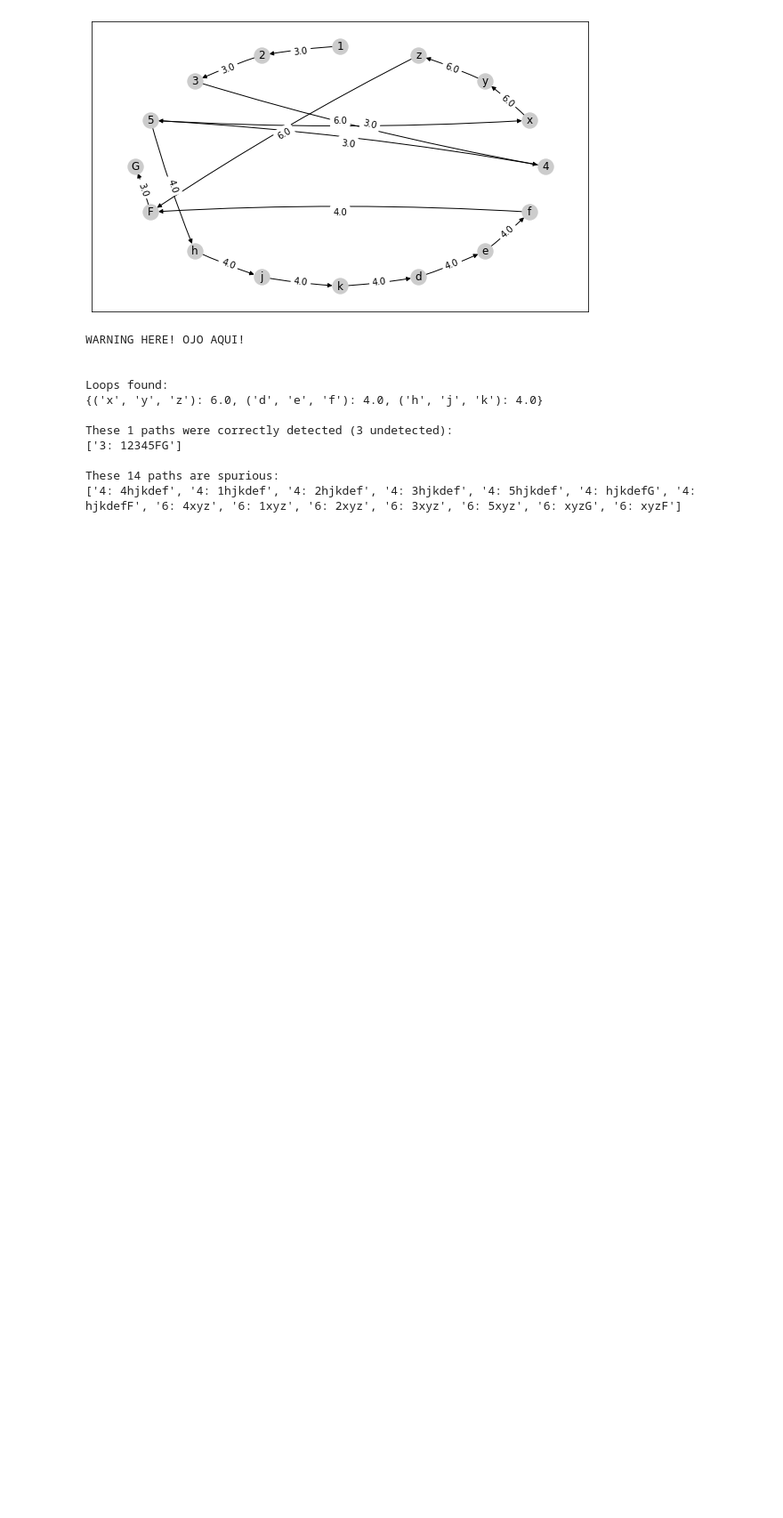
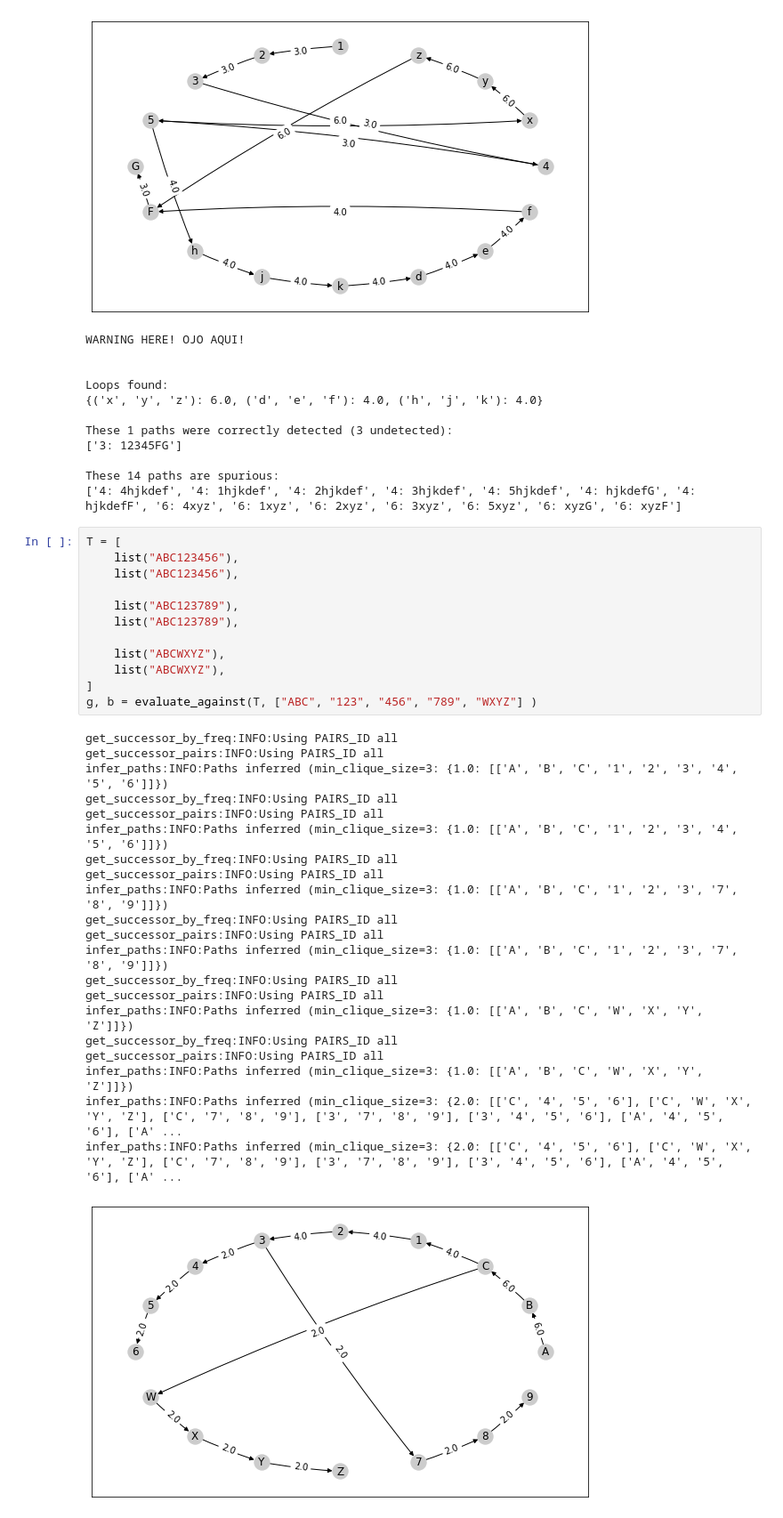
Before and after one commit to jpgil/logdelay, a Jupyter notebook: notebooks/2-structures/2020-01-29-Tests-forMultipleCliques.ipynb, the cells around one changed output. Shown at 89% size. Saved outputs shown, nothing was run; the diff lists cells and outputs as text; blank space fills up the shorter version.

```diff
--- a/notebooks/2-structures/2020-01-29-Tests-forMultipleCliques.ipynb
+++ b/notebooks/2-structures/2020-01-29-Tests-forMultipleCliques.ipynb
@@ -679,3 +679,37 @@ These 1 paths were correctly detected (3 undetected):
 
 These 14 paths are spurious:
 ['4: 4hjkdef', '4: 1hjkdef', '4: 2hjkdef', '4: 3hjkdef', '4: 5hjkdef', '4: hjkdefG', '4: hjkdefF', '6: 4xyz', '6: 1xyz', '6: 2xyz', '6: 3xyz', '6: 5xyz', '6: xyzG', '6: xyzF']
+# %%
+T = [
+    list("ABC123456"),
+    list("ABC123456"),
+
+    list("ABC123789"),
+    list("ABC123789"),
+
+    list("ABCWXYZ"),
+    list("ABCWXYZ"),
+]
+g, b = evaluate_against(T, ["ABC", "123", "456", "789", "WXYZ"] )
+# %% [output]
+get_successor_by_freq:INFO:Using PAIRS_ID all
+get_successor_pairs:INFO:Using PAIRS_ID all
+infer_paths:INFO:Paths inferred (min_clique_size=3: {1.0: [['A', 'B', 'C', '1', '2', '3', '4', '5', '6']]})
+get_successor_by_freq:INFO:Using PAIRS_ID all
+get_successor_pairs:INFO:Using PAIRS_ID all
+infer_paths:INFO:Paths inferred (min_clique_size=3: {1.0: [['A', 'B', 'C', '1', '2', '3', '4', '5', '6']]})
+get_successor_by_freq:INFO:Using PAIRS_ID all
+get_successor_pairs:INFO:Using PAIRS_ID all
+infer_paths:INFO:Paths inferred (min_clique_size=3: {1.0: [['A', 'B', 'C', '1', '2', '3', '7', '8', '9']]})
+get_successor_by_freq:INFO:Using PAIRS_ID all
+get_successor_pairs:INFO:Using PAIRS_ID all
+infer_paths:INFO:Paths inferred (min_clique_size=3: {1.0: [['A', 'B', 'C', '1', '2', '3', '7', '8', '9']]})
+get_successor_by_freq:INFO:Using PAIRS_ID all
+get_successor_pairs:INFO:Using PAIRS_ID all
+infer_paths:INFO:Paths inferred (min_clique_size=3: {1.0: [['A', 'B', 'C', 'W', 'X', 'Y', 'Z']]})
+get_successor_by_freq:INFO:Using PAIRS_ID all
+get_successor_pairs:INFO:Using PAIRS_ID all
+infer_paths:INFO:Paths inferred (min_clique_size=3: {1.0: [['A', 'B', 'C', 'W', 'X', 'Y', 'Z']]})
+infer_paths:INFO:Paths inferred (min_clique_size=3: {2.0: [['C', '4', '5', '6'], ['C', 'W', 'X', 'Y', 'Z'], ['C', '7', '8', '9'], ['3', '7', '8', '9'], ['3', '4', '5', '6'], ['A', '4', '5', '6'], ['A' ...
+infer_paths:INFO:Paths inferred (min_clique_size=3: {2.0: [['C', '4', '5', '6'], ['C', 'W', 'X', 'Y', 'Z'], ['C', '7', '8', '9'], ['3', '7', '8', '9'], ['3', '4', '5', '6'], ['A', '4', '5', '6'], ['A' ...
+[figure, added]
```
Also changed, not shown: parts of 5 cells of this notebook, 6 other files.
